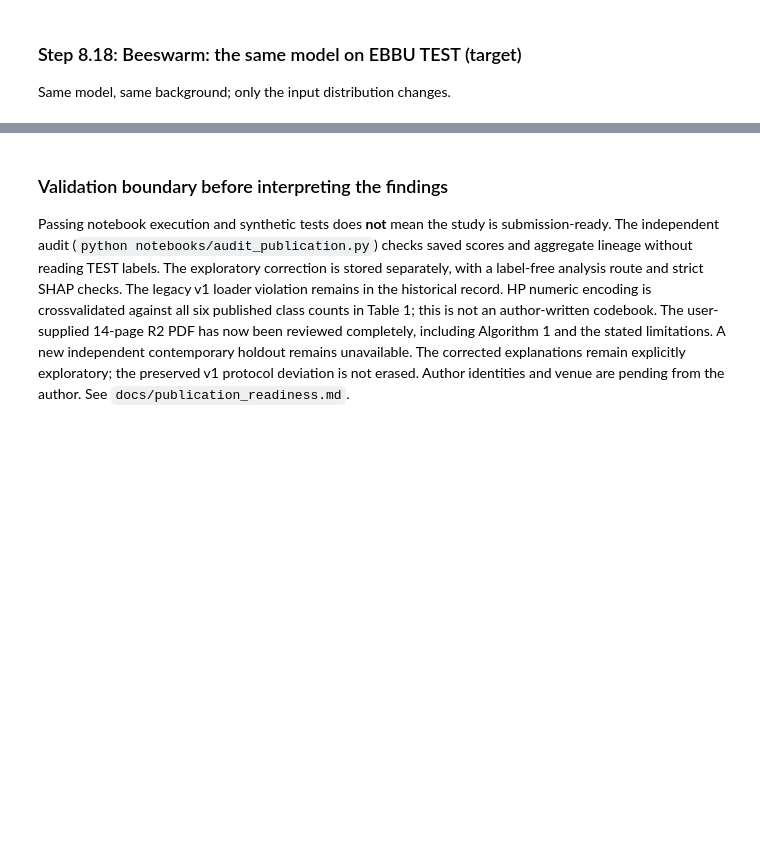
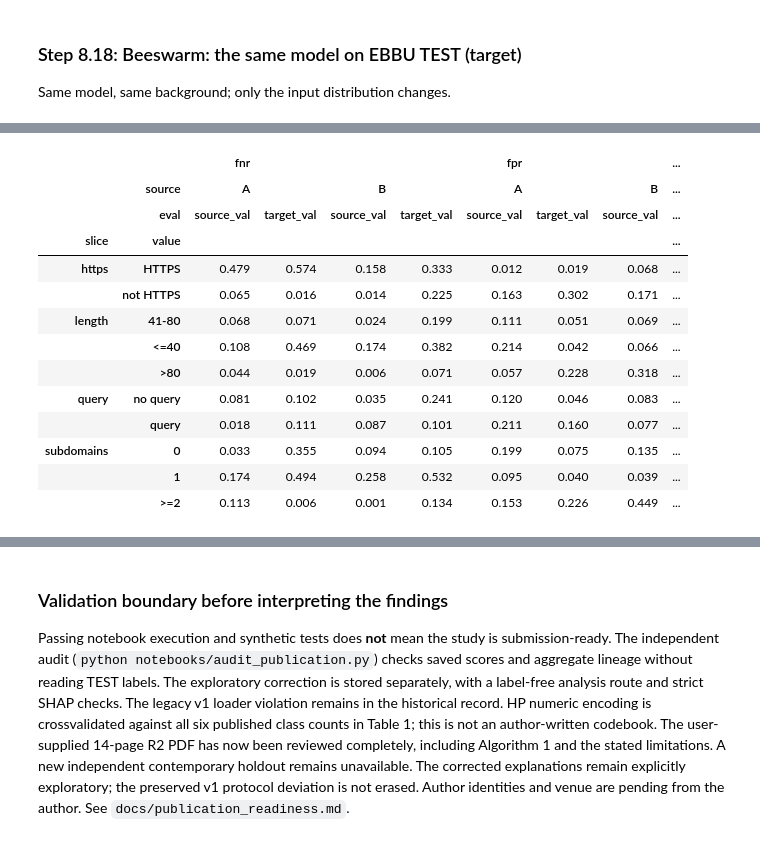
Before and after one commit to Athraynmhd/phishing-url-generalization, a Jupyter notebook: notebooks/phishing_research_pipeline.ipynb, the cells around one changed output, grey strips where cells are left out. Cells and saved outputs as stored; diff of their text form; code cells hidden in the pictures; blank space fills up the shorter version.

```diff
--- a/notebooks/phishing_research_pipeline.ipynb
+++ b/notebooks/phishing_research_pipeline.ipynb
@@ -907,0 +1061,18 @@ fig = viz.shap_beeswarm(SHAP_A, "B-LGBM-ALL-k37-s17", "target"); plt.show()
+# %%
+XS = pd.read_csv(EXT / "slices.csv")
+XS[XS.model == "LGBM"].pivot_table(index=["slice", "value"], columns=["source", "eval"], values=["fpr", "fnr"]).round(3)
+# %% [output]
+|  |  | fnr |  |  |  | fpr |  |  | ... |
+|  | source | A |  | B |  | A |  | B | ... |
+|  | eval | source_val | target_val | source_val | target_val | source_val | target_val | source_val | ... |
+| slice | value |  |  |  |  |  |  |  | ... |
+| https | HTTPS | 0.479 | 0.574 | 0.158 | 0.333 | 0.012 | 0.019 | 0.068 | ... |
+|  | not HTTPS | 0.065 | 0.016 | 0.014 | 0.225 | 0.163 | 0.302 | 0.171 | ... |
+| length | 41-80 | 0.068 | 0.071 | 0.024 | 0.199 | 0.111 | 0.051 | 0.069 | ... |
+|  | <=40 | 0.108 | 0.469 | 0.174 | 0.382 | 0.214 | 0.042 | 0.066 | ... |
+|  | >80 | 0.044 | 0.019 | 0.006 | 0.071 | 0.057 | 0.228 | 0.318 | ... |
+| query | no query | 0.081 | 0.102 | 0.035 | 0.241 | 0.120 | 0.046 | 0.083 | ... |
+|  | query | 0.018 | 0.111 | 0.087 | 0.101 | 0.211 | 0.160 | 0.077 | ... |
+| subdomains | 0 | 0.033 | 0.355 | 0.094 | 0.105 | 0.199 | 0.075 | 0.135 | ... |
+|  | 1 | 0.174 | 0.494 | 0.258 | 0.532 | 0.095 | 0.040 | 0.039 | ... |
+|  | >=2 | 0.113 | 0.006 | 0.001 | 0.134 | 0.153 | 0.226 | 0.449 | ... |
```
Also changed, not shown: parts of 24 cells of this notebook, 52 other files.
